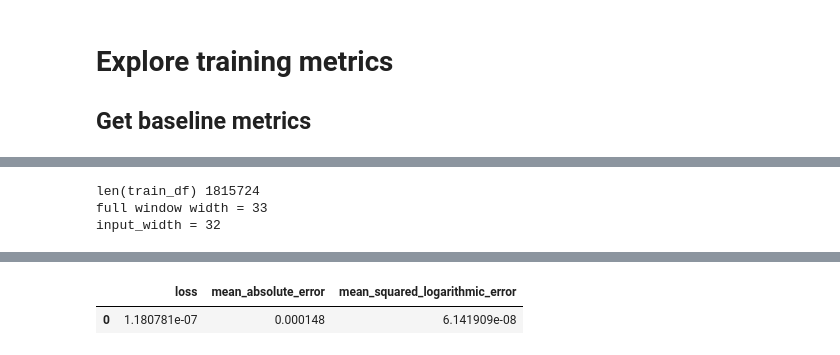
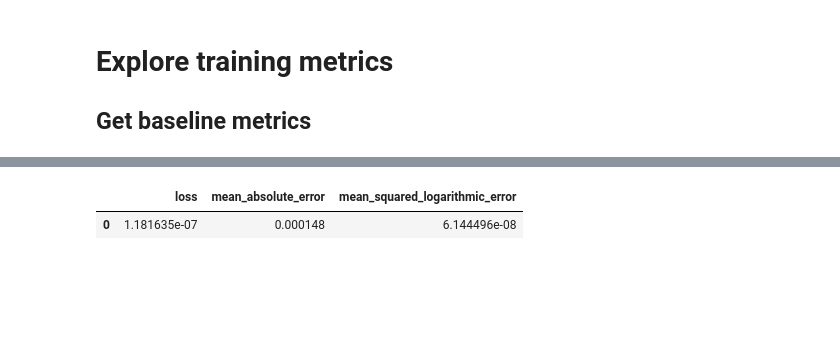
Before and after one commit to prophet-project/stock-price-forecasting, a Jupyter notebook: 3_Explore_Training_Metrics.ipynb, the cells around one changed output, grey strips where cells are left out. Saved outputs shown, nothing was run; the diff lists cells and outputs as text; code cells hidden in the pictures; blank space fills up the shorter version.

```diff
--- a/3_Explore_Training_Metrics.ipynb
+++ b/3_Explore_Training_Metrics.ipynb
@@ -45,11 +47,7 @@ baseline.compile(
 # %%
-window = make_window_generator()
+train, test = make_window_generator()
-# %% [output]
-len(train_df) 1815724
-full window width = 33
-input_width = 32
 # %%
-baseline_test_metrics = baseline.evaluate(window.test, verbose=1)
+baseline_test_metrics = baseline.evaluate(test, verbose=1)
 
 baseline_test_metrics = pd.DataFrame(data=[baseline_test_metrics], columns=baseline.metrics_names)
 baseline_test_metrics
@@ -58,3 +56,3 @@ baseline_test_metrics
 |  | loss | mean_absolute_error | mean_squared_logarithmic_error |
-| 0 | 1.180781e-07 | 0.000148 | 6.141909e-08 |
+| 0 | 1.181635e-07 | 0.000148 | 6.144496e-08 |
 # %%
```
Also changed, not shown: parts of 7 cells of this notebook, 21 other files.
